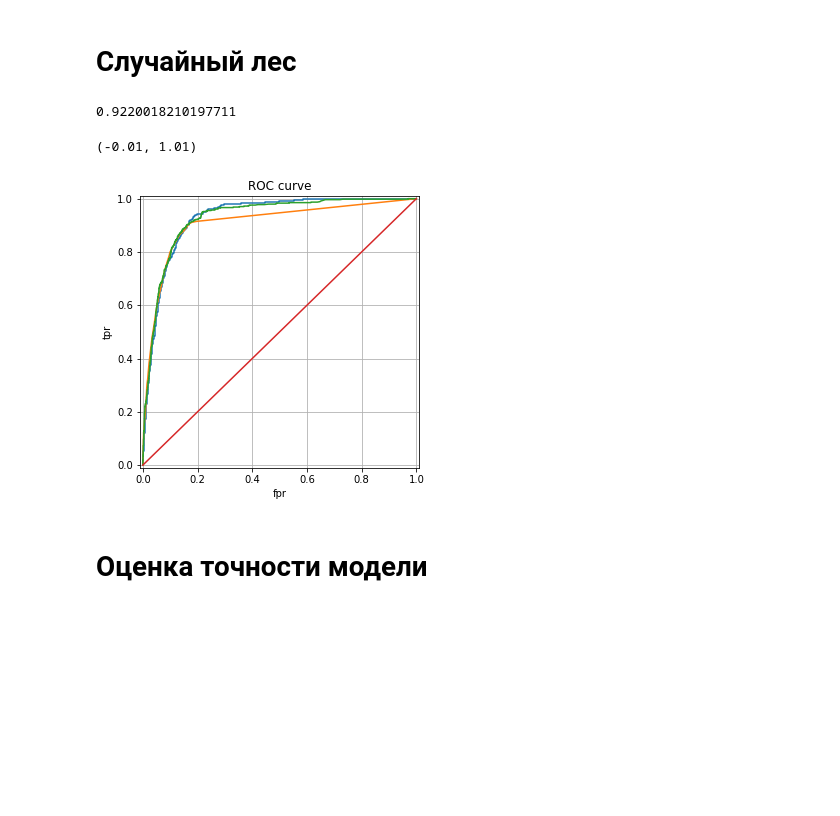
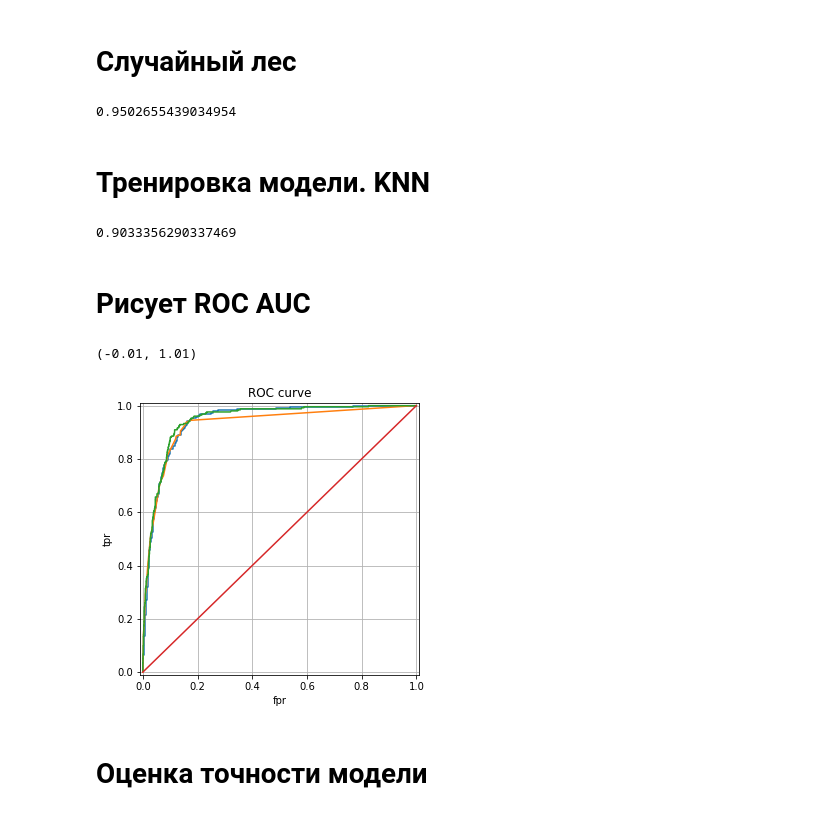
Before and after one commit to Behind/sfml_team2_hw4, a Jupyter notebook: HW4_00.ipynb, the cells around one changed output. Drawn from its saved outputs; the diff is of its cells as text; code cells hidden in the pictures; blank space fills up the shorter version.

```diff
--- a/HW4_00.ipynb
+++ b/HW4_00.ipynb
@@ -98,7 +98,7 @@ def preprocessing_3(df):
     return df_
 
 #Объявим функцию для обработки, внутри которой будем вызывать один из вариантов обработки, которые опишем выше
-def preprocessing(df_input, algorithm = preprocessing_3):
+def preprocessing(df_input, algorithm = preprocessing_1):
     return algorithm(df_input)
 
 preprocessing(df).head(5)
@@ -176,25 +177,36 @@ random_forest = RandomForestClassifier(max_depth = 8)
 random_forest.fit(X_train, y_train)
 roc_auc_score(y_test, random_forest.predict_proba(X_test)[:,1])
 # %% [output]
-0.9220018210197711
+0.9502655439034954
+# %% [markdown]
+# Тренировка модели. KNN
+# %%
+from sklearn.neighbors import KNeighborsClassifier
+knn = KNeighborsClassifier(n_neighbors=20)
+knn.fit(X_train, y_train)
+roc_auc_score(y_test, knn.predict_proba(X_test)[:,1])
+# %% [output]
+0.9033356290337469
+# %% [markdown]
+# Рисует ROC AUC
 # %%
 %matplotlib inline
 from matplotlib import pyplot as plt
 from sklearn.metrics import roc_curve
-fpr, tpr, thresholds = roc_curve(y_test, logreg.predict_proba(x_test)[:,1])
-fpr2, tpr2, thresholds2 = roc_curve(y_test, decision_tree.predict_proba(x_test)[:,1])
-fpr3, tpr3, thresholds3 = roc_curve(y_test, random_forest.predict_proba(x_test)[:,1])
+fpr, tpr, thresholds = roc_curve(y_test, logreg.predict_proba(X_test)[:,1])
+fpr2, tpr2, thresholds2 = roc_curve(y_test, decision_tree.predict_proba(X_test)[:,1])
+fpr3, tpr3, thresholds3 = roc_curve(y_test, random_forest.predict_proba(X_test)[:,1])
 plt.figure(figsize=(5, 5))
 plt.plot(fpr, tpr)
 plt.plot(fpr2, tpr2)
 plt.plot(fpr3, tpr3)
 plt.plot([0, 1], [0, 1])
 plt.ylabel('tpr')
 plt.xlabel('fpr')
 plt.grid(True)
 plt.title('ROC curve')
 plt.xlim((-0.01, 1.01))
 plt.ylim((-0.01, 1.01))
 # %% [output]
 (-0.01, 1.01)
-[figure, old version]
+[figure, new version]
```
Also changed, not shown: parts of 40 cells of this notebook, 1 other file.
